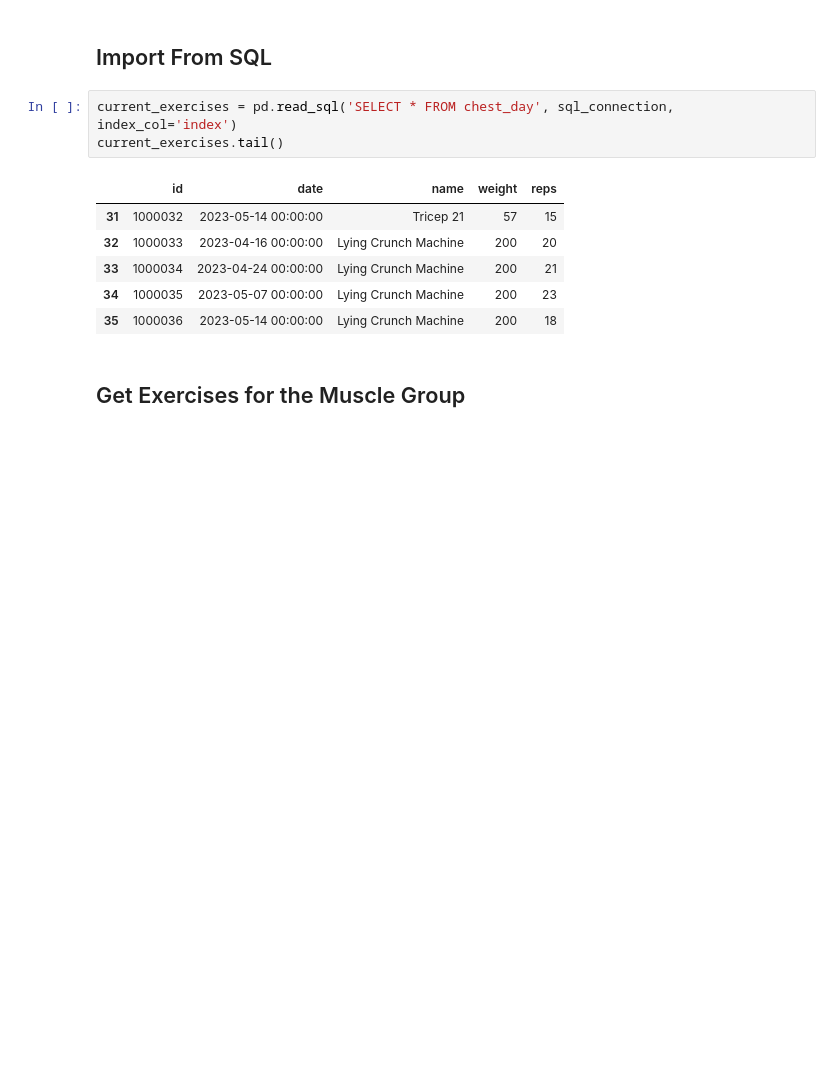
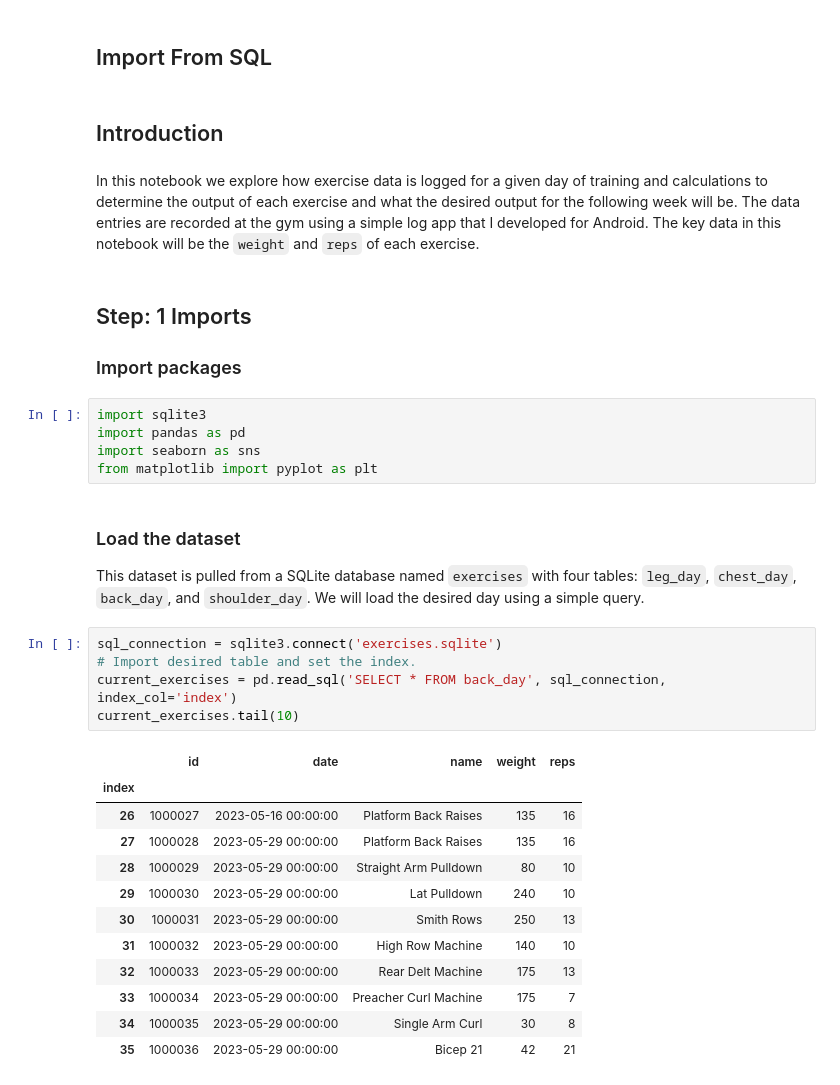
Before and after one commit to Artuk009/Case-Studies, a Jupyter notebook: MyFitnessAndNutrition/exercises.ipynb, the cells around one changed output. Saved outputs shown, nothing was run; the diff lists cells and outputs as text; blank space fills up the shorter version.

```diff
--- a/MyFitnessAndNutrition/exercises.ipynb
+++ b/MyFitnessAndNutrition/exercises.ipynb
@@ -6,14 +5,39 @@ sql_connection = sqlite3.connect('exercises.sqlite')
 # %% [markdown]
 ## Import From SQL
+# %% [markdown]
+## Introduction
+# %% [markdown]
+In this notebook we explore how exercise data is logged for a given day of training and calculations to
+determine the output of each exercise and what the desired output for the following week will be. The
+data entries are recorded at the gym using a simple log app that I developed for Android. The key data
+in this notebook will be the `weight` and `reps` of each exercise.
+# %% [markdown]
+## Step: 1 Imports
+### Import packages
+# %%
+import sqlite3
+import pandas as pd
+import seaborn as sns
+from matplotlib import pyplot as plt
+# %% [markdown]
+### Load the dataset
+This dataset is pulled from a SQLite database named `exercises` with four tables: `leg_day`, `chest_day`,
+`back_day`, and `shoulder_day`. We will load the desired day using a simple query.
 # %%
-current_exercises = pd.read_sql('SELECT * FROM chest_day', sql_connection, index_col='index')
-current_exercises.tail()
+sql_connection = sqlite3.connect('exercises.sqlite')
+# Import desired table and set the index.
+current_exercises = pd.read_sql('SELECT * FROM back_day', sql_connection, index_col='index')
+current_exercises.tail(10)
 # %% [output]
 |  | id | date | name | weight | reps |
-| 31 | 1000032 | 2023-05-14 00:00:00 | Tricep 21 | 57 | 15 |
-| 32 | 1000033 | 2023-04-16 00:00:00 | Lying Crunch Machine | 200 | 20 |
-| 33 | 1000034 | 2023-04-24 00:00:00 | Lying Crunch Machine | 200 | 21 |
-| 34 | 1000035 | 2023-05-07 00:00:00 | Lying Crunch Machine | 200 | 23 |
-| 35 | 1000036 | 2023-05-14 00:00:00 | Lying Crunch Machine | 200 | 18 |
+| index |  |  |  |  |  |
+| 26 | 1000027 | 2023-05-16 00:00:00 | Platform Back Raises | 135 | 16 |
+| 27 | 1000028 | 2023-05-29 00:00:00 | Platform Back Raises | 135 | 16 |
+| 28 | 1000029 | 2023-05-29 00:00:00 | Straight Arm Pulldown | 80 | 10 |
+| 29 | 1000030 | 2023-05-29 00:00:00 | Lat Pulldown | 240 | 10 |
+| 30 | 1000031 | 2023-05-29 00:00:00 | Smith Rows | 250 | 13 |
+| 31 | 1000032 | 2023-05-29 00:00:00 | High Row Machine | 140 | 10 |
+| 32 | 1000033 | 2023-05-29 00:00:00 | Rear Delt Machine | 175 | 13 |
+| 33 | 1000034 | 2023-05-29 00:00:00 | Preacher Curl Machine | 175 | 7 |
+| 34 | 1000035 | 2023-05-29 00:00:00 | Single Arm Curl | 30 | 8 |
+| 35 | 1000036 | 2023-05-29 00:00:00 | Bicep 21 | 42 | 21 |
-# %% [markdown]
-## Get Exercises for the Muscle Group
```
Also changed, not shown: parts of 25 cells of this notebook, 1 other file.
